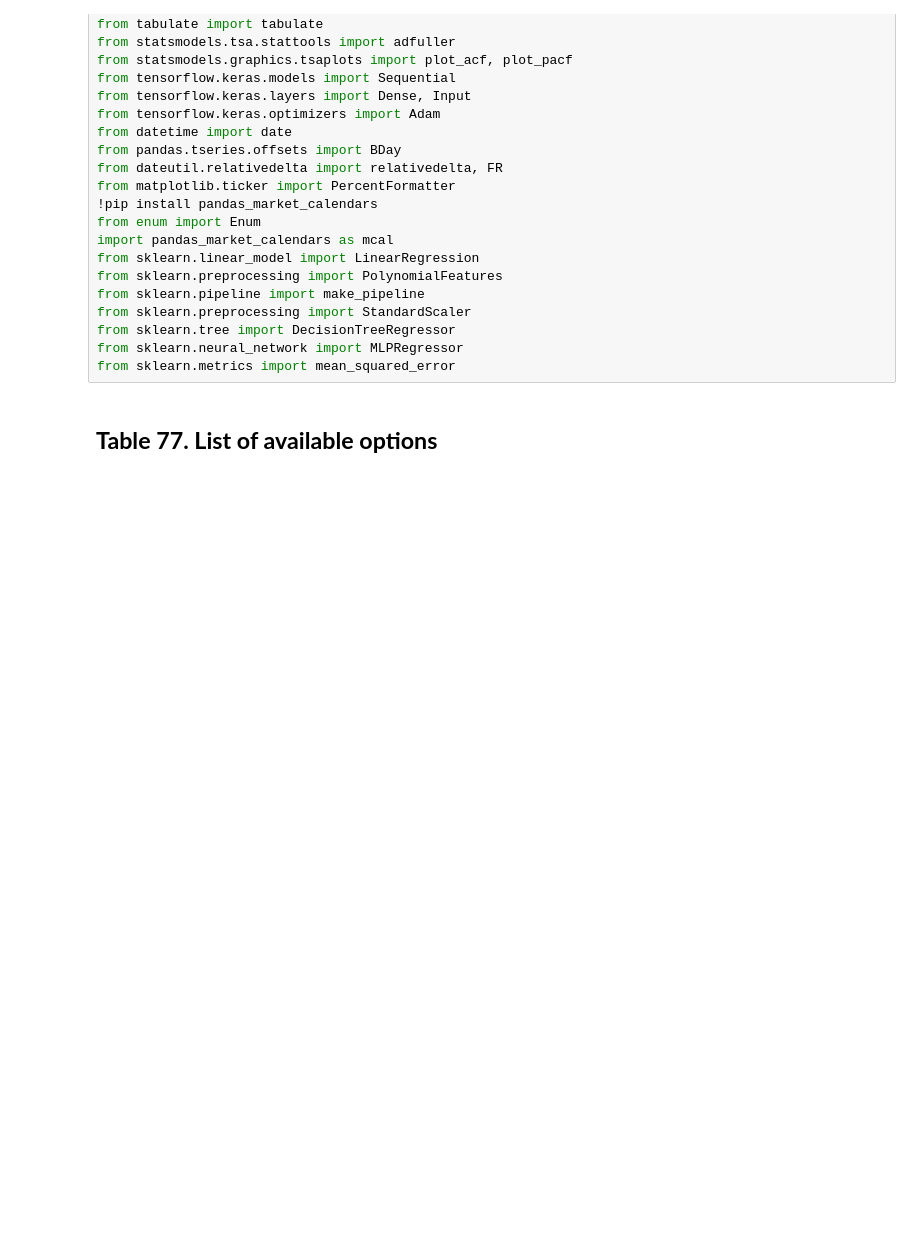
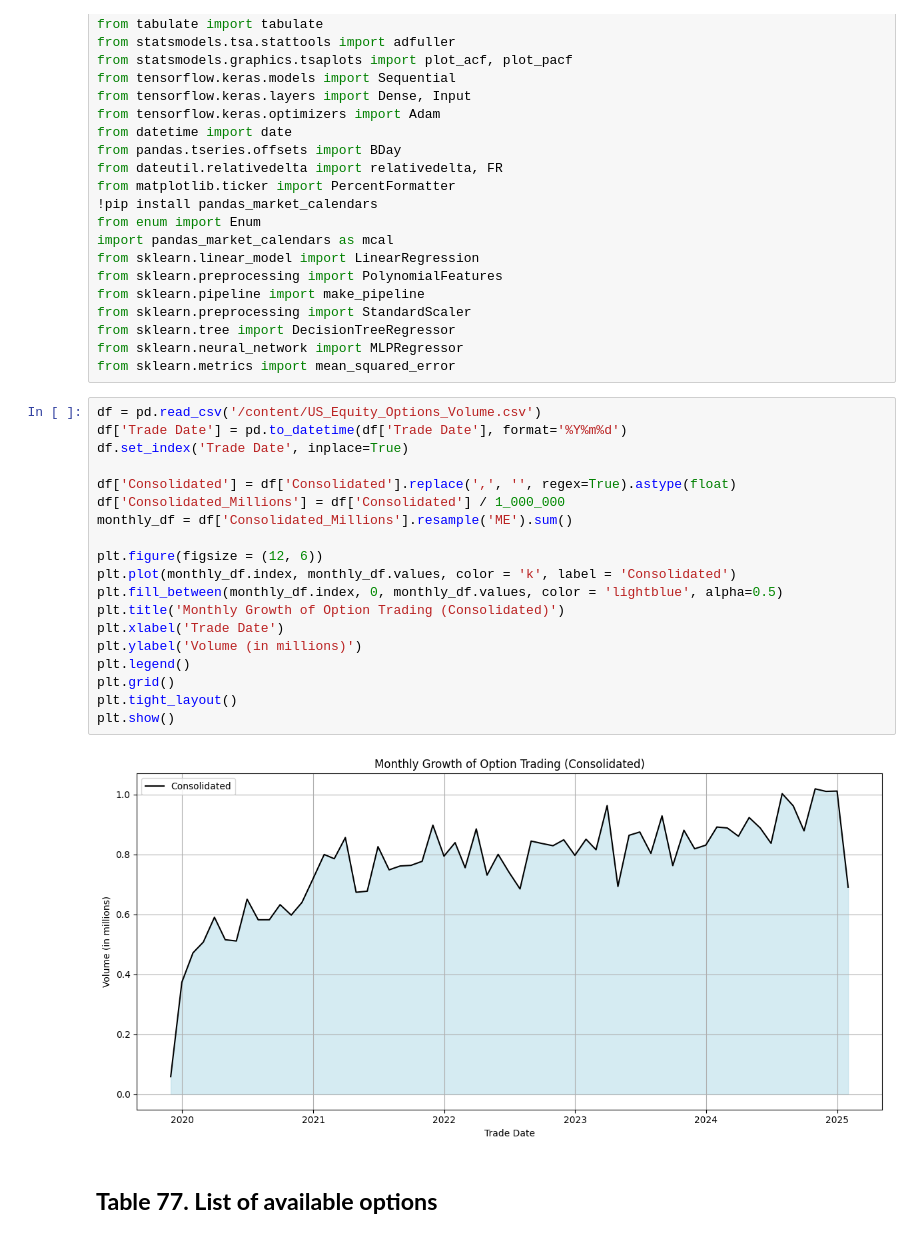
Before and after one commit to saritmaitra/Nonlinear-Modeling, a Jupyter notebook: Chapter4_Nonlinear.ipynb, the cells around one changed output. Drawn from its saved outputs; the diff is of its cells as text; blank space fills up the shorter version.

```diff
--- a/Chapter4_Nonlinear.ipynb
+++ b/Chapter4_Nonlinear.ipynb
@@ -37,6 +37,27 @@ from sklearn.preprocessing import StandardScaler
 from sklearn.tree import DecisionTreeRegressor
 from sklearn.neural_network import MLPRegressor
 from sklearn.metrics import mean_squared_error
+# %%
+df = pd.read_csv('/content/US_Equity_Options_Volume.csv')
+df['Trade Date'] = pd.to_datetime(df['Trade Date'], format='%Y%m%d')
+df.set_index('Trade Date', inplace=True)
+
+df['Consolidated'] = df['Consolidated'].replace(',', '', regex=True).astype(float)
+df['Consolidated_Millions'] = df['Consolidated'] / 1_000_000
+monthly_df = df['Consolidated_Millions'].resample('ME').sum()
+
+plt.figure(figsize = (12, 6))
+plt.plot(monthly_df.index, monthly_df.values, color = 'k', label = 'Consolidated')
+plt.fill_between(monthly_df.index, 0, monthly_df.values, color = 'lightblue', alpha=0.5)
+plt.title('Monthly Growth of Option Trading (Consolidated)')
+plt.xlabel('Trade Date')
+plt.ylabel('Volume (in millions)')
+plt.legend()
+plt.grid()
+plt.tight_layout()
+plt.show()
+# %% [output]
+[figure, added]
 # %% [markdown]
 ## **Table 77. List of available options**
 # %%
```
